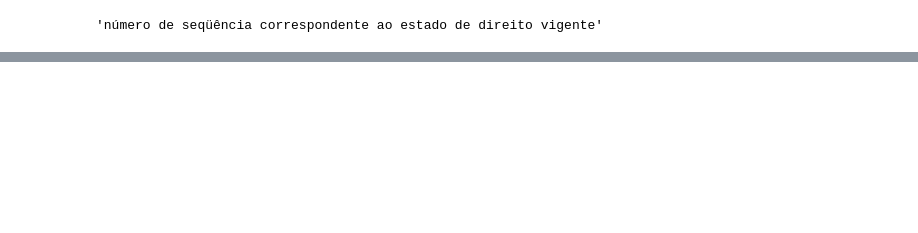
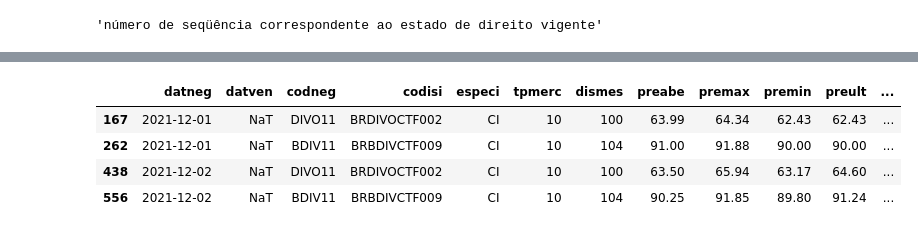
Before and after one commit to crdcj/MagicFormula, a Jupyter notebook: examples/capm_test.ipynb, the cells around one changed output, grey strips where cells are left out. Drawn from its saved outputs; the diff is of its cells as text; code cells hidden in the pictures; blank space fills up the shorter version.

```diff
--- a/examples/capm_test.ipynb
+++ b/examples/capm_test.ipynb
@@ -65,0 +112,12 @@ servidor.client_execute([\
+# %%
+
+df_CI = servidor.client_execute(['*','trade_da','especi',\
+    ['CI'],['datneg','2021-12-01','2021-12-02']])
+c = df_CI[df_CI['tpmerc']==10]
+c[c.codneg.str.contains('DI')]
+# %% [output]
+|  | datneg | datven | codneg | codisi | especi | tpmerc | dismes | preabe | premax | premin | preult | ... |
+| 167 | 2021-12-01 | NaT | DIVO11 | BRDIVOCTF002 | CI | 10 | 100 | 63.99 | 64.34 | 62.43 | 62.43 | ... |
+| 262 | 2021-12-01 | NaT | BDIV11 | BRBDIVCTF009 | CI | 10 | 104 | 91.00 | 91.88 | 90.00 | 90.00 | ... |
+| 438 | 2021-12-02 | NaT | DIVO11 | BRDIVOCTF002 | CI | 10 | 100 | 63.50 | 65.94 | 63.17 | 64.60 | ... |
+| 556 | 2021-12-02 | NaT | BDIV11 | BRBDIVCTF009 | CI | 10 | 104 | 90.25 | 91.85 | 89.80 | 91.24 | ... |
```
Also changed, not shown: parts of 13 cells of this notebook, 1 other file.
